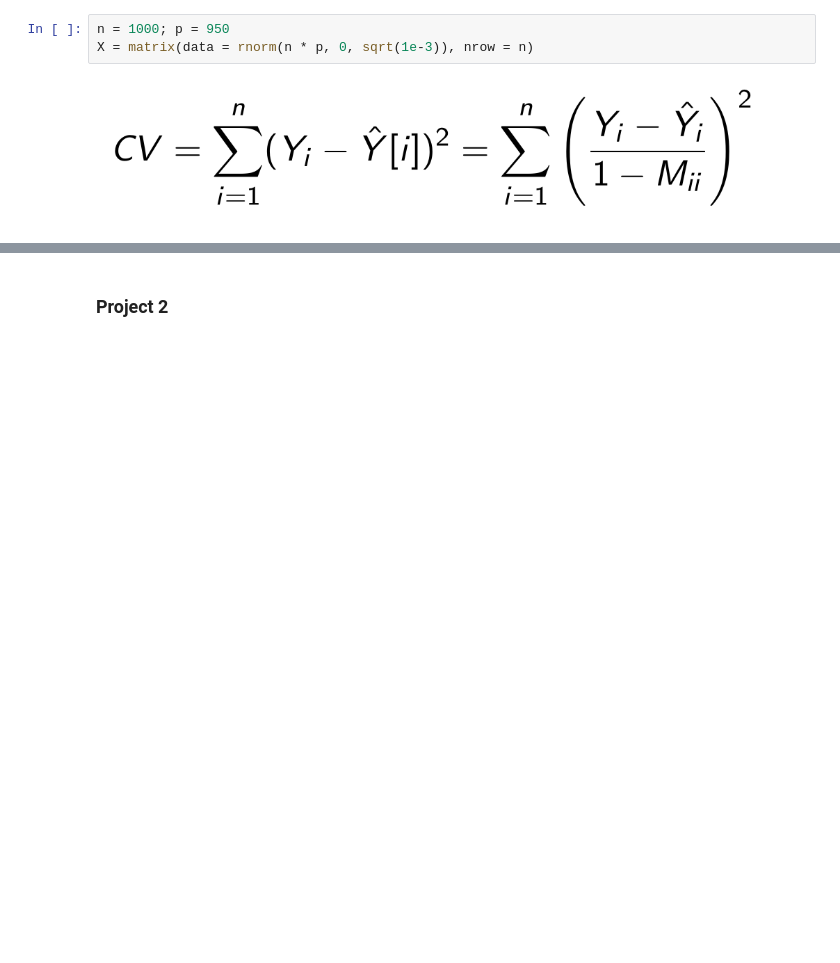
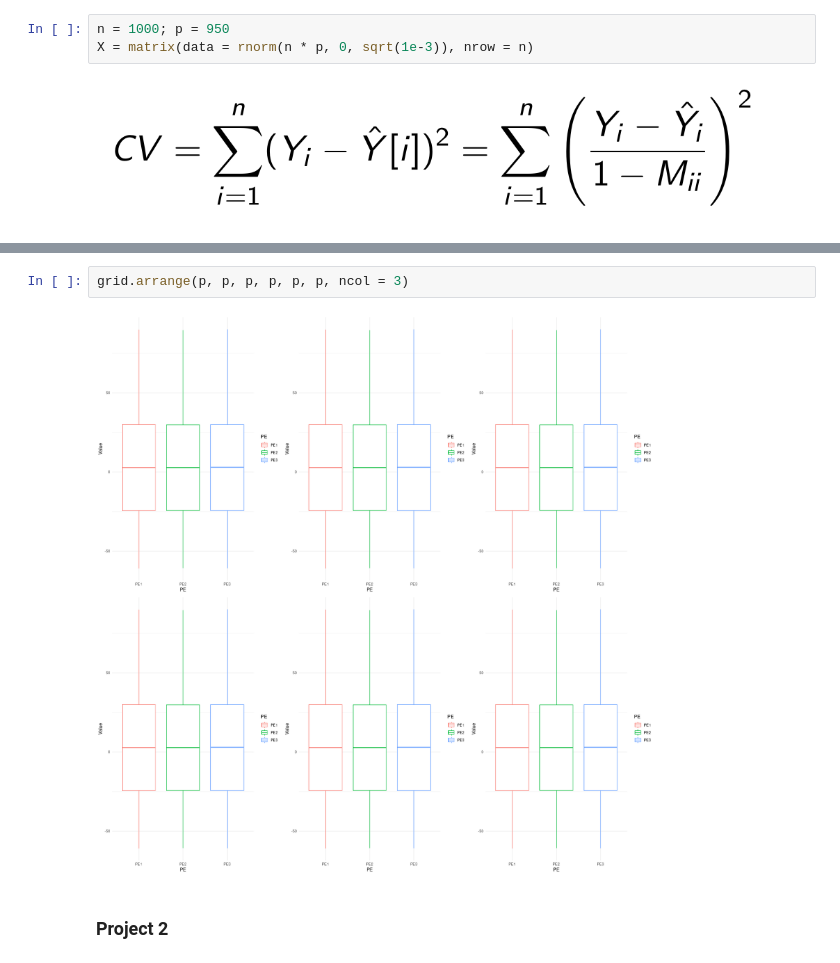
Before and after one commit to ventus550/university, a Jupyter notebook: statistical-learning/lab3/lab.ipynb, the cells around one changed output, grey strips where cells are left out. Saved outputs shown, nothing was run; the diff lists cells and outputs as text; blank space fills up the shorter version.

```diff
--- a/statistical-learning/lab3/lab.ipynb
+++ b/statistical-learning/lab3/lab.ipynb
@@ -174,3 +139,7 @@ boxplot(residuals, col = c("darkred", "darkblue", "darkgreen"))
+# %%
+grid.arrange(p, p, p, p, p, p, ncol = 3)
+# %% [output]
+[figure, added]
 # %% [markdown]
 ### Project 2
 # %%
```
Also changed, not shown: parts of 23 cells of this notebook.
